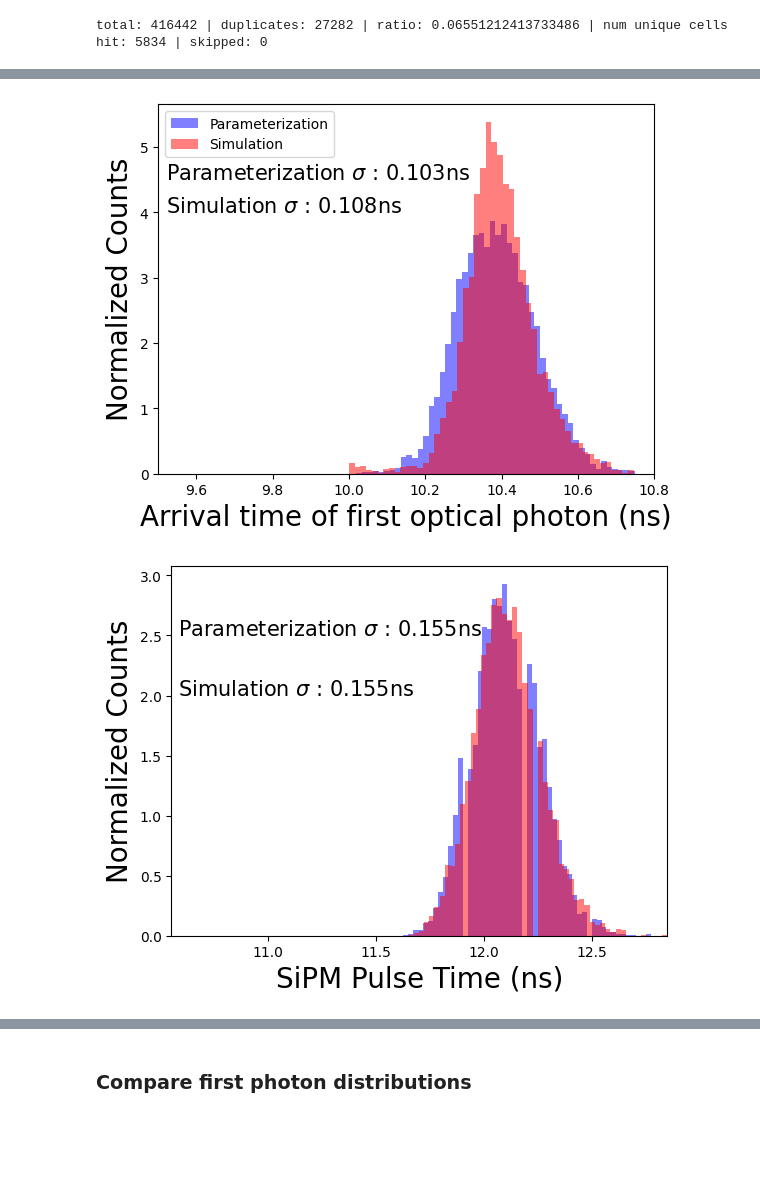
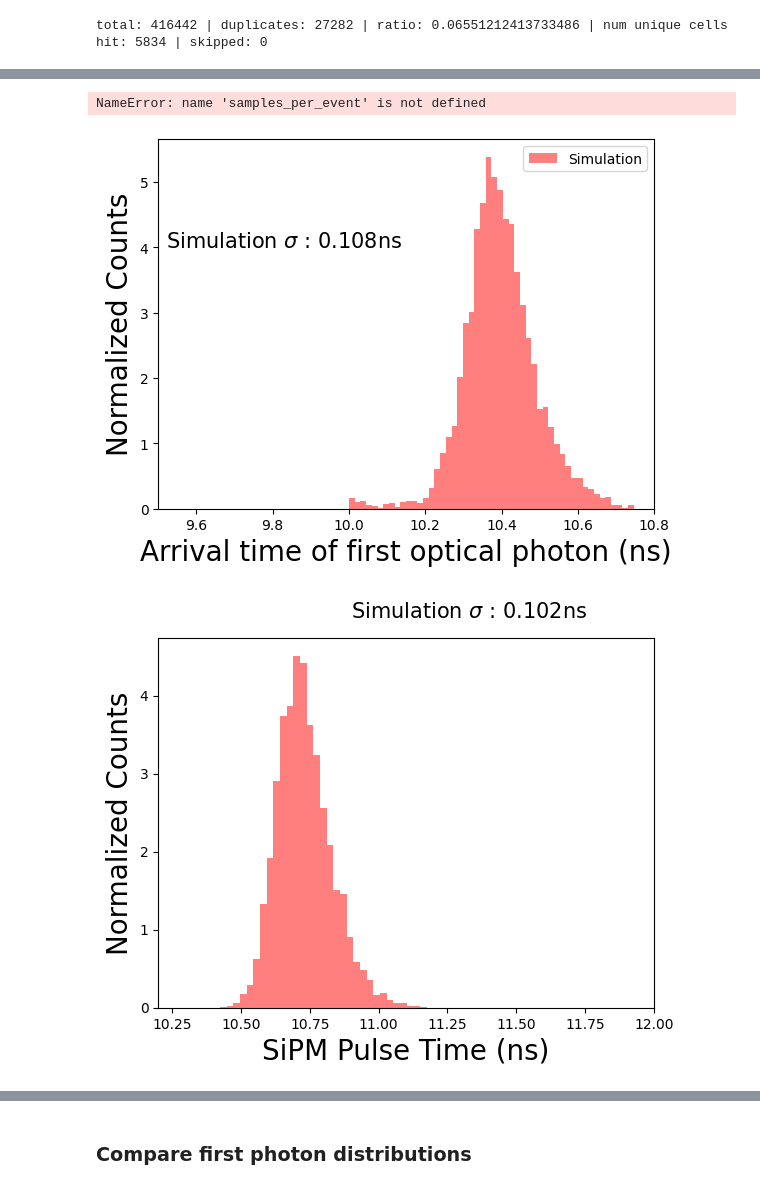
Before and after one commit to RowanKell/work_eic, a Jupyter notebook: macros/NF_timing_modeling/NF_one_bar_time_resolution.ipynb, the cells around one changed output, grey strips where cells are left out. Saved outputs shown, nothing was run; the diff lists cells and outputs as text; code cells hidden in the pictures; blank space fills up the shorter version.

Commit message:
Updates from initial paper submission

```diff
--- a/macros/NF_timing_modeling/NF_one_bar_time_resolution.ipynb
+++ b/macros/NF_timing_modeling/NF_one_bar_time_resolution.ipynb
@@ -338,3 +340,8 @@ uproot_path = f"/hpc/group/vossenlab/rck32/eic/work_eic/root_files/time_res_one_
 accepted_times, second_lowest_list, avg_accepted_times, times = process_times(uproot_path, threshold,multipleFiles=False)
 # %% [output]
 total: 416442 | duplicates: 27282 | ratio: 0.06551212413733486 | num unique cells hit: 5834 | skipped: 0
+# %%
+all_times = []
+for i in range(len(times)):
+    for time in times[i]:
+        all_times.append(time)
@@ -431,10 +450,10 @@ class SiPMSignalProcessor:
         crossing_time = self.apply_cfd(waveform)
 
         return crossing_time
-processor = SiPMSignalProcessor(sampling_rate = 40e9)
+processor = SiPMSignalProcessor(sampling_rate = 40e9, tau_rise = 1.1e-9, tau_fall = 15e-9)
 # %%
-useCFD = True
-pixel_threshold = 3
+useCFD = False
+pixel_threshold = 1
 CFD_times = []
 for event in range(len(times)):
 #     print(event)
@@ -468,5 +487,7 @@ for event in range(len(samples_per_event)):
     curr_timing_NF = timing_NF * 1.0e9
 #     print(curr_timing_NF)
     CFD_times_NF.append(curr_timing_NF)
+# %% [output]
+NameError: name 'samples_per_event' is not defined
 # %%
 accepted_times = np.array(accepted_times)
@@ -480,14 +501,14 @@ first_times_cut = first_times[(first_times <10.75) & (first_times > 10)]
 # %%
-plot.hist(first_times_cut, bins = 50,density = True,alpha = 0.5,color = "blue", label = "Parameterization");
+# plot.hist(first_times_cut, bins = 50,density = True,alpha = 0.5,color = "blue", label = "Parameterization");
 plot.hist(accepted_times_cut,bins = 50,density = True,alpha = 0.5,color = "red", label = "Simulation");
 plot.ylabel("Normalized Counts",fontsize = 20)
 plot.xlabel("Arrival time of first optical photon (ns)",fontsize = 20)
 plot.text(9.52,4,f"Simulation $\sigma$ : {sim_std:0.3f}ns",fontsize = 15)
-plot.text(9.52,4.5,f"Parameterization $\sigma$ : {NF_std:0.3f}ns",fontsize = 15)
+# plot.text(9.52,4.5,f"Parameterization $\sigma$ : {NF_std:0.3f}ns",fontsize = 15)
 plot.xlim(9.5,10.8)
 plot.legend();
-plot.savefig("plots/PaperPlots/resolution_NF_vs_sim_raw_1_8_time_constant_1GHz_sampling.pdf")
+# plot.savefig("plots/PaperPlots/resolution_NF_vs_sim_raw_1_8_time_constant_1GHz_sampling.pdf")
 # %% [output]
-[figure, old version]
+[figure, new version]
 # %%
 CFD_times = np.array(CFD_times)
@@ -495,5 +516,5 @@ CFD_times_NF = np.array(CFD_times_NF)
 # %%
-CFD_times_cut = CFD_times[(CFD_times <13) & (CFD_times > 11.5)]
-CFD_times_NF_cut = CFD_times_NF[(CFD_times_NF <13) & (CFD_times_NF > 11.5)]
+CFD_times_cut = CFD_times[(CFD_times <13) & (CFD_times > 10)]
+# CFD_times_NF_cut = CFD_times_NF[(CFD_times_NF <13) & (CFD_times_NF > 10)]
 # %%
 sim_std_CFD = np.std(CFD_times_cut)
@@ -501,15 +522,15 @@ NF_std_CFD = np.std(CFD_times_NF_cut)
 # %%
 
-plot.hist(CFD_times_NF_cut,bins = 50, density = True,alpha = 0.5, color = "blue", label = "Parameterization");
-plot.hist(CFD_times_cut,bins = 50, density = True,alpha = 0.5, color = "red", label = "Simulation");
+# plot.hist(CFD_times_NF_cut,bins = 50, density = True,alpha = 0.5, color = "blue", label = "Parameterization");
+plot.hist(CFD_times_cut,bins = 31, density = True,alpha = 0.5, color = "red", label = "Simulation");
 plot.ylabel("Normalized Counts",fontsize = 20)
 plot.xlabel("SiPM Pulse Time (ns)",fontsize = 20)
-plot.text(10.58,2,f"Simulation $\sigma$ : {sim_std_CFD:0.3f}ns",fontsize = 15)
-plot.text(10.58,2.5,f"Parameterization $\sigma$ : {NF_std_CFD:0.3f}ns",fontsize = 15)
-plot.xlim(10.55,12.85)
-plot.savefig("plots/PaperPlots/resolution_NF_vs_sim_SiPM_1_8_time_constant_1GHz_sampling.pdf")
+plot.text(10.9,5,f"Simulation $\sigma$ : {sim_std_CFD:0.3f}ns",fontsize = 15)
+# plot.text(11.2,2.5,f"Parameterization $\sigma$ : {NF_std_CFD:0.3f}ns",fontsize = 15)
+plot.xlim(10.2,12)
+plot.savefig("plots/PaperPlots/resolution_sim_SiPM_1_8_time_constant_40GHz_sampling_constant_threshold_1pixels.pdf")
 # %% [output]
-[figure, old version]
+[figure, new version]
 # %%
 print(f"Raw arrival times:")
 print(f"\tSimulation resolution: \t{sim_std:0.3f}")
```
Also changed, not shown: parts of 9 cells of this notebook, 7 other files.
